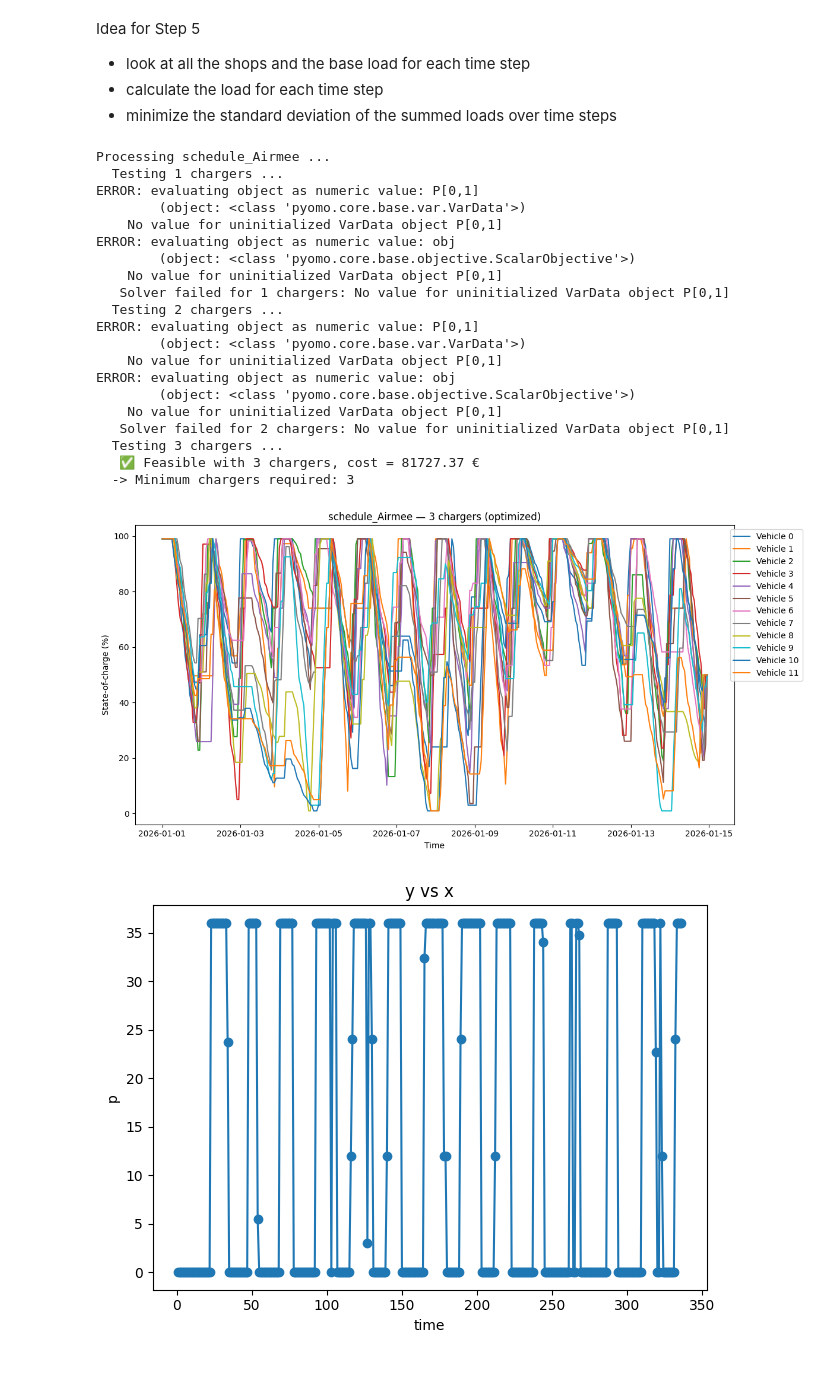
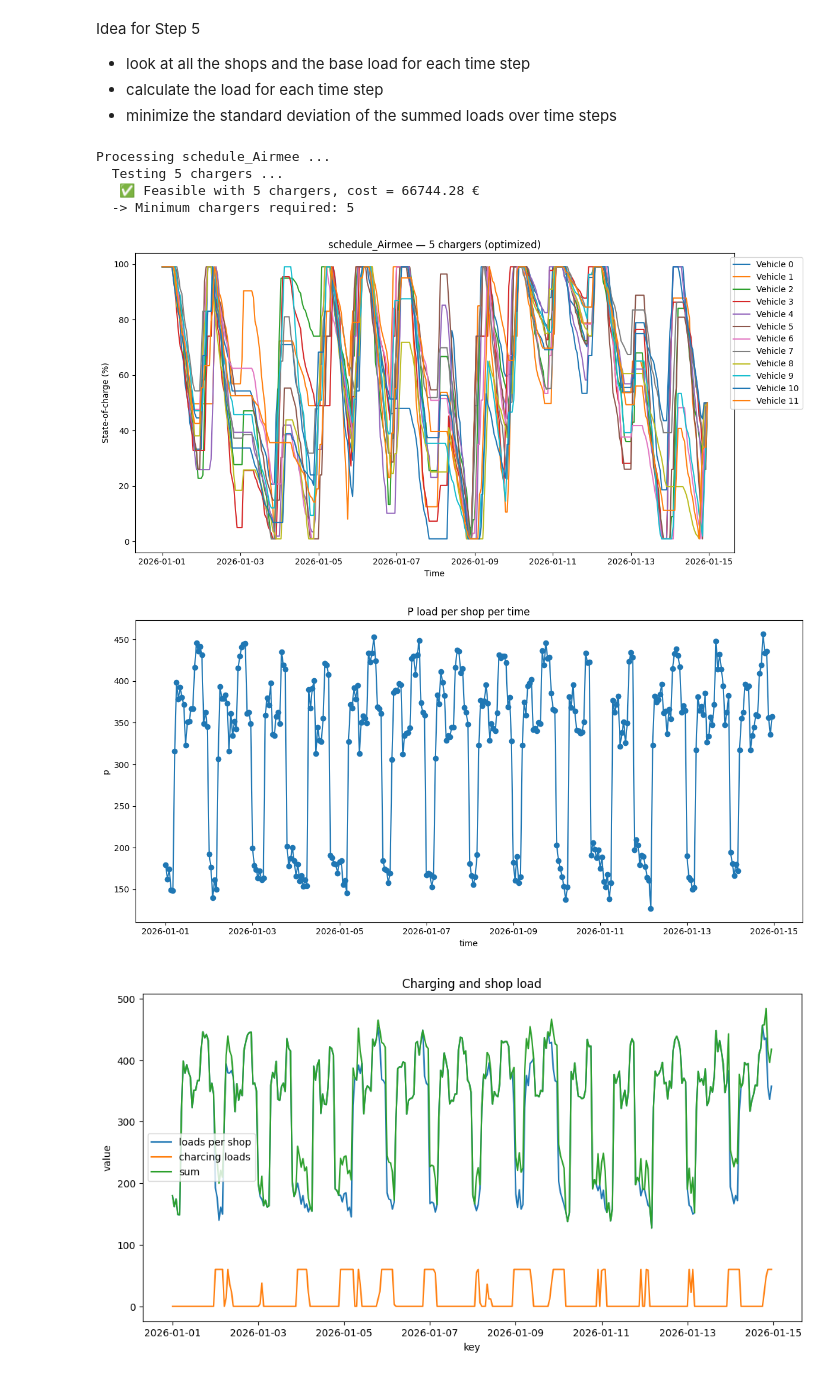
Before and after one commit to MatisGo/Network_optmisation, a Jupyter notebook: Project/Step 4_1.ipynb, the cells around one changed output. Saved outputs shown, nothing was run; the diff lists cells and outputs as text; code cells hidden in the pictures.

Commit message:
added graphs and runpp to find out the network losses

```diff
--- a/Project/Step 4_1.ipynb
+++ b/Project/Step 4_1.ipynb
@@ -40,6 +40,19 @@ SOC_last_time_step_percentage = 0.5 # the percentage of SOC at the last time ste
 
 # Charger capacity per physical charger (kW)
 FAST_AC_CAPACITY_KW = 12.0
+
+
+# -------------for comparing with step 5 -------------
+file_path_loads = "Load_profiles_Freight transports.xlsx"
+load_profile = pd.read_excel(file_path_loads)
+load_profile["Datetime"] = pd.to_datetime(
+    load_profile["Date"].astype(str) + " " + load_profile["Time"].astype(str)
+).dt.tz_localize(None)
+load_profile = load_profile.set_index("Datetime")
+shops = ["ICA", "Mathem", "Postnord", "Airmee"]
+load_profile = load_profile[shops]
+# -------------for comparing with step 5 -------------
+
 
 # -------------------------
 # Core optimizer: optimize energy cost for one shop CSV and fixed number of chargers
@@ -293,7 +306,7 @@ def optimize_shop_energy_cost(file_path,
         for v in model.VEH:
             P_sol[(v, idx_to_time[t])] = float(value(model.P[v, t]))
             all_P += float(value(model.P[v, t]))
-        P_per_time[t] = all_P
+        P_per_time[idx_to_time[t]] = all_P
 
 
     for v in vehicles:
@@ -323,7 +336,7 @@ def optimize_shop_energy_cost(file_path,
 # -------------------------
 # Optional: plotting helper
 # -------------------------
-def plot_soc_from_result(result, title=None, save_fig=False, out_path=None):
+def plot_soc_from_result(result, shop, title=None, save_fig=False, out_path=None):
     time = result['time_index']
     soc_percentage = result['SOC_percentage']
     p_shop = result['P_time']
@@ -348,13 +361,36 @@ def plot_soc_from_result(result, title=None, save_fig=False, out_path=None):
     plt.show()
 
 
-    xs, ys = zip(*sorted(p_shop.items()))  # sort by key for a proper line
+
+    shop_name = shop.split("_")[1]
+    shop_loads = load_profile[shop_name] # in kW
+    shop_loads = shop_loads.to_dict()
+
+
+    plt.figure(figsize=(12, 6))
+    xs, ys = zip(*sorted(shop_loads.items()))  # sort by key for a proper line
     plt.plot(xs, ys, marker="o")
     plt.xlabel("time")
     plt.ylabel("p")
-    plt.title("y vs x")
+    plt.title("P load per shop per time")
     plt.tight_layout()
     plt.show()
+
+
+
+    # Choose an order (sort to be explicit)
+    plt.figure(figsize=(12, 6))
+    x = sorted(shop_loads.keys())
+    y1 = [shop_loads[k] for k in x]
+    y2 = [p_shop[k] for k in x]
+    y3 = [p_shop[k] + shop_loads[k] for k in x]
+
+    plt.plot(x, y1, label="loads per shop")
+    plt.plot(x, y2, label="charcing loads")
+    plt.plot(x, y3, label="sum")
+    plt.legend(); plt.xlabel("key"); plt.ylabel("value"); plt.title("Charging and shop load")
+    plt.show()
+
 
 
 def open_price_file():
@@ -370,6 +406,9 @@ def open_price_file():
             prices[from_time] = float(row[1])
     prices_pd = pd.Series(prices)
     return prices_pd
+
+
+shop_optimized_charging_schedules = {}
 
 # -------------------------
 # Example / if called as script
@@ -396,7 +435,7 @@ if __name__ == "__main__":
         best_trace = None
         best_cost = None
         prices = open_price_file()
-        for n_ch in range(1, MAX_CHARGERS_TO_TEST, 1):
+        for n_ch in range(5, MAX_CHARGERS_TO_TEST, 1):
             print(f"  Testing {n_ch} chargers ...")
             try:
                 res = optimize_shop_energy_cost(file, n_chargers=n_ch, price_series=prices, solver_name='glpk', verbose=False)
@@ -412,53 +451,40 @@ if __name__ == "__main__":
                 found = True
                 best_trace = res
                 best_cost = res['objective']
                 best_trace_percentage = res['SOC_percentage']
+                shop_name = shop.replace("schedule_", "")
+                shop_optimized_charging_schedules[shop_name] = res["P_time"]
                 # continue searching for smaller feasible? Since we go 20→1, break on first feasible
                 break
             else:
                 print(f"   ❌ Infeasible with {n_ch} chargers (battery empty at some point)")
 
         if found:
             print(f"  -> Minimum chargers required: {n_ch}")
             results[shop] = {
                 'min_chargers': n_ch,
                 'objective': best_cost,
                 'trace': best_trace,
                 'trace_percentage': best_trace['SOC_percentage']
             }
             # Optionally plot SOC
             df = pd.read_csv(file)
             vehicle_types = df.groupby('VehicleID')['VehicleType'].first().to_dict()
 
-            plot_soc_from_result(best_trace, title=f"{shop} — {n_ch} chargers (optimized)", save_fig=False)
+            plot_soc_from_result(best_trace, shop, title=f"{shop} — {n_ch} chargers (optimized)", save_fig=False)
         else:
             print(f"  -> Not feasible with up to {MAX_CHARGERS_TO_TEST} chargers.")
             results[shop] = {'min_chargers': None, 'reason': 'not_feasible'}
 
     print("\nSummary:")
     for shop, info in results.items():
         print(f" {shop}: {info.get('min_chargers')} chargers (reason={info.get('reason','ok')})")
 # %% [output]
 Processing schedule_Airmee ...
-  Testing 1 chargers ...
-ERROR: evaluating object as numeric value: P[0,1]
-        (object: <class 'pyomo.core.base.var.VarData'>)
-    No value for uninitialized VarData object P[0,1]
-ERROR: evaluating object as numeric value: obj
-        (object: <class 'pyomo.core.base.objective.ScalarObjective'>)
-    No value for uninitialized VarData object P[0,1]
-   Solver failed for 1 chargers: No value for uninitialized VarData object P[0,1]
-  Testing 2 chargers ...
-ERROR: evaluating object as numeric value: P[0,1]
-        (object: <class 'pyomo.core.base.var.VarData'>)
-    No value for uninitialized VarData object P[0,1]
-ERROR: evaluating object as numeric value: obj
-        (object: <class 'pyomo.core.base.objective.ScalarObjective'>)
-    No value for uninitialized VarData object P[0,1]
-   Solver failed for 2 chargers: No value for uninitialized VarData object P[0,1]
-  Testing 3 chargers ...
-   ✅ Feasible with 3 chargers, cost = 81727.37 €
-  -> Minimum chargers required: 3
+  Testing 5 chargers ...
+   ✅ Feasible with 5 chargers, cost = 66744.28 €
+  -> Minimum chargers required: 5
-[figure, old version]
+[figure, new version]
-[figure, old version]
+[figure, new version]
+[figure, new version]
 Processing schedule_Postnord ...
```
Also changed, not shown: parts of 3 cells of this notebook, 2 other files.
